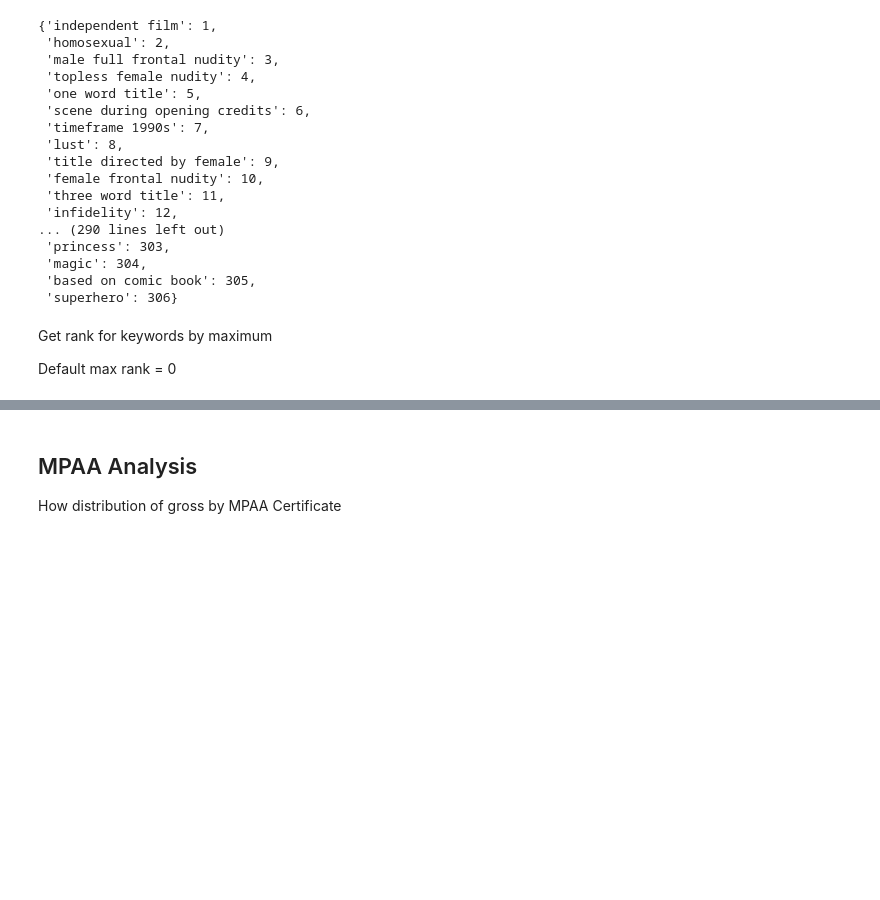
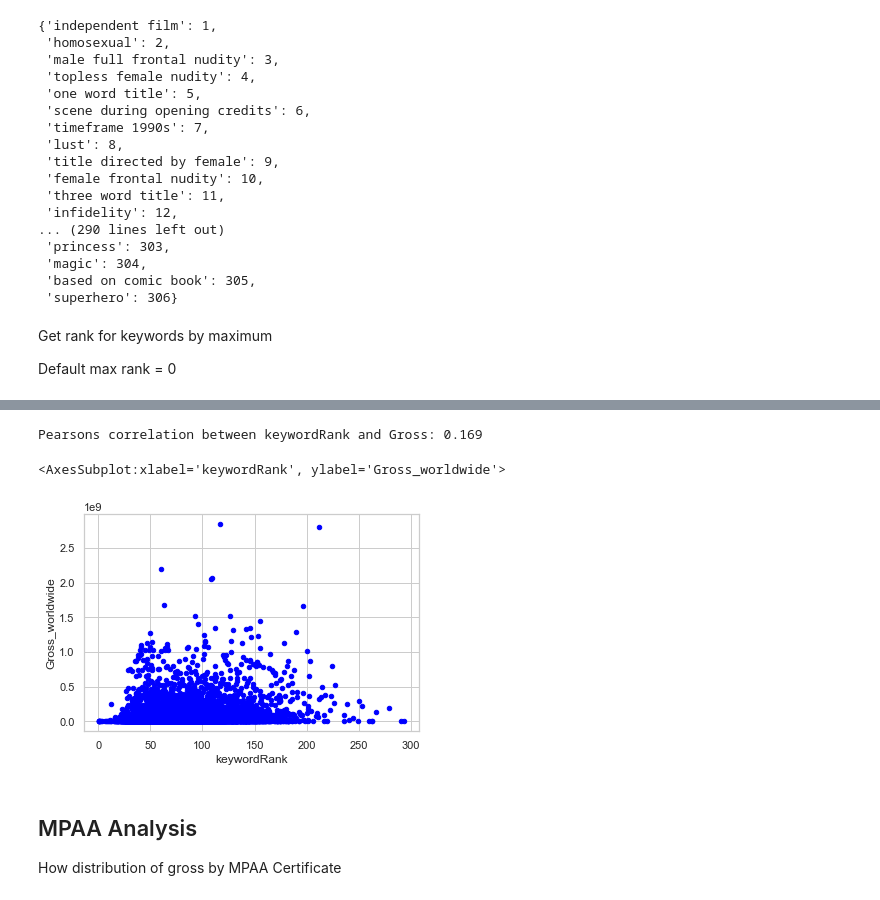
Before and after one commit to theobmgit/bor-prediction-analysis, a Jupyter notebook: notebook/FeatureEngineering.ipynb, the cells around one changed output, grey strips where cells are left out. Drawn from its saved outputs; the diff is of its cells as text; code cells hidden in the pictures; blank space fills up the shorter version.

```diff
--- a/notebook/FeatureEngineering.ipynb
+++ b/notebook/FeatureEngineering.ipynb
@@ -1666,3 +1658,22 @@ Pearsons correlation between keywordRank and Gross: 0.162
+# %%
+import random
+def getKeywordsRank(keywords):
+    total=0
+    for keyword in keywords:
+        if keyword not in keywordRank.keys():
+            total+=random.randint(1,100)
+            continue
+        total+=keywordRank[keyword]
+    return total/len(keywords)
+data2=data.copy()
+data2['keywordRank']=data2['Keywords'].apply(getKeywordsRank)
+corr= pearsonr(data2['keywordRank'],data2['Gross_worldwide'])[0]
+print('Pearsons correlation between keywordRank and Gross: %.3f' % corr)
+data2.plot.scatter(x='keywordRank',y='Gross_worldwide',color='blue')
+# %% [output]
+Pearsons correlation between keywordRank and Gross: 0.169
+<AxesSubplot:xlabel='keywordRank', ylabel='Gross_worldwide'>
+[figure, added]
 # %%
 final['keywordRank']=data2['keywordRank']
 # %% [markdown]
```
Also changed, not shown: parts of 16 cells of this notebook, 4 other files.
